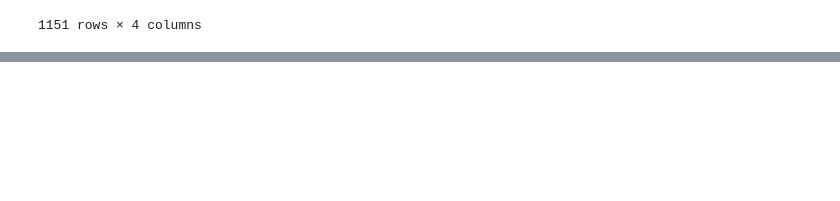
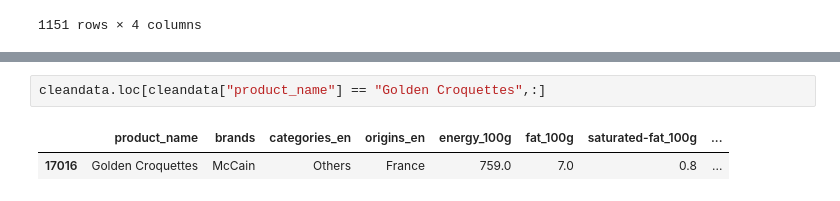
Before and after one commit to Anvil-Late/DS_prj3, a Jupyter notebook: Projet3_p2.ipynb, the cells around one changed output, grey strips where cells are left out. Drawn from its saved outputs; the diff is of its cells as text; blank space fills up the shorter version.

```diff
--- a/Projet3_p2.ipynb
+++ b/Projet3_p2.ipynb
@@ -468,0 +473,5 @@ KeyError: False
+# %%
+cleandata.loc[cleandata["product_name"] == "Golden Croquettes",:]
+# %% [output]
+|  | product_name | brands | categories_en | origins_en | energy_100g | fat_100g | saturated-fat_100g | ... |
+| 17016 | Golden Croquettes | McCain | Others | France | 759.0 | 7.0 | 0.8 | ... |
```
Also changed, not shown: parts of 4 cells of this notebook.
